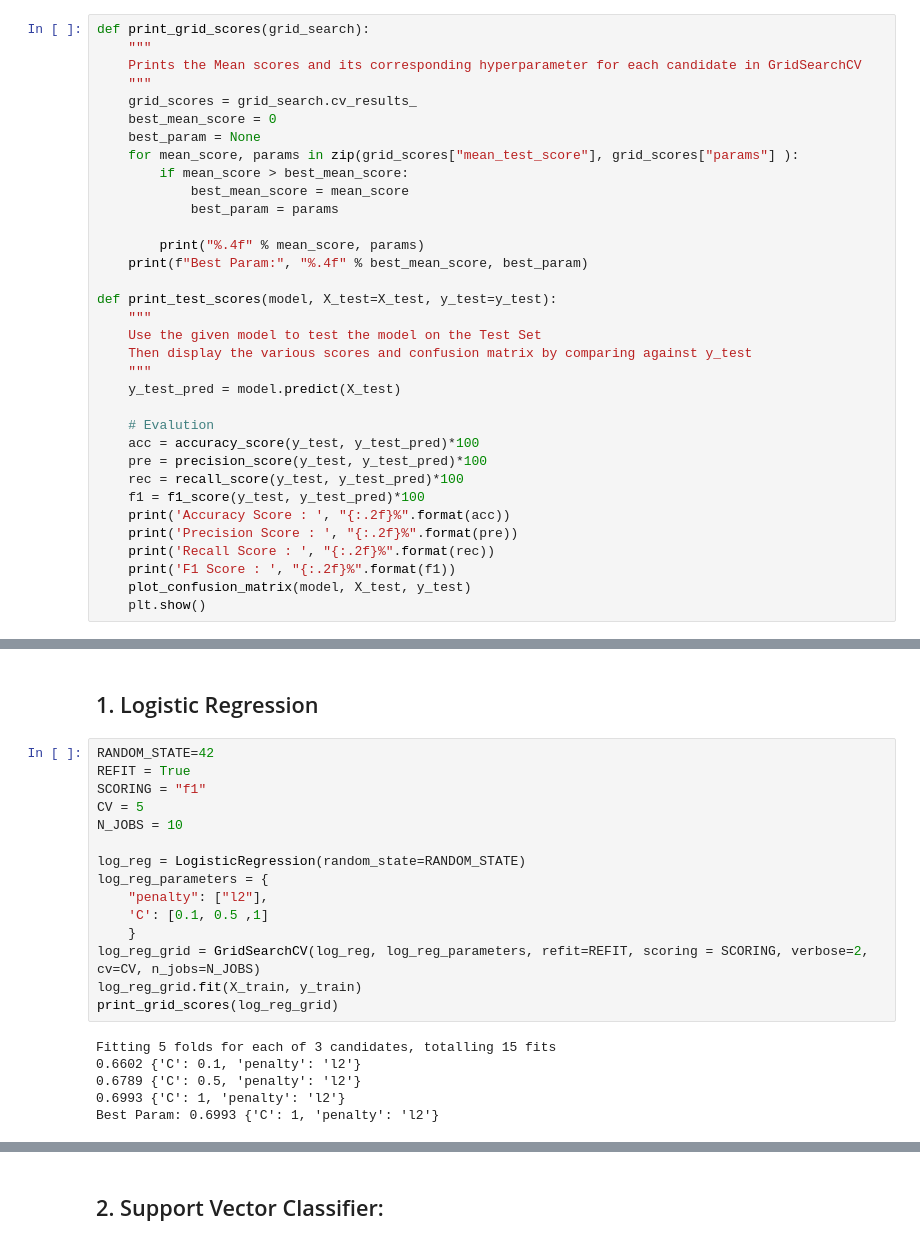
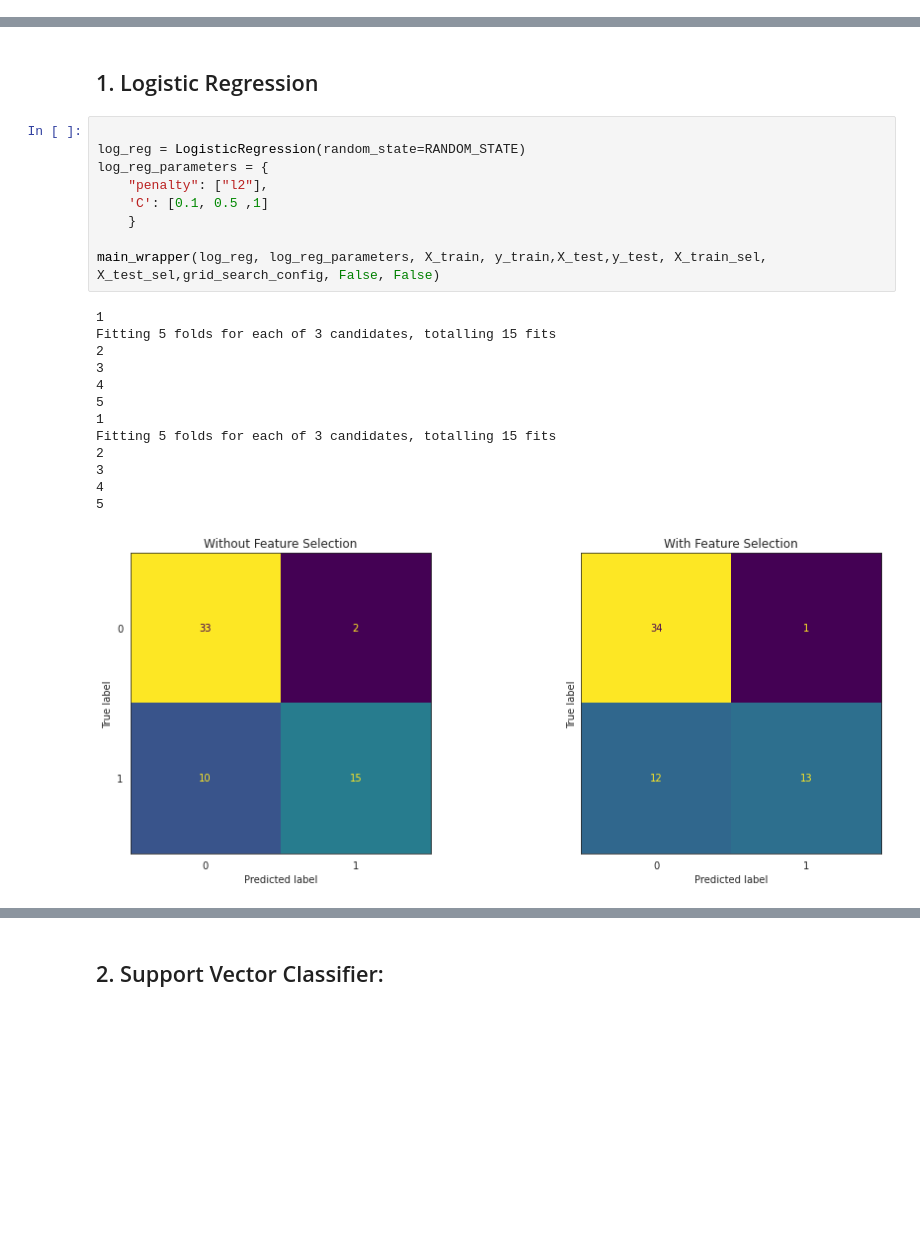
Before and after one commit to RolandSherwin/heart-failure-prediction, a Jupyter notebook: main.ipynb, the cells around one changed output, grey strips where cells are left out. Drawn from its saved outputs; the diff is of its cells as text; blank space fills up the shorter version.

Commit message:
added a wrapper function

```diff
--- a/main.ipynb
+++ b/main.ipynb
@@ -247,36 +248,2 @@ X_test_p = preprocessing.transform(X_test)
 # %% [markdown]
 # Model Training
-# %%
-def print_grid_scores(grid_search):
-    """
-    Prints the Mean scores and its corresponding hyperparameter for each candidate in GridSearchCV
-    """
-    grid_scores = grid_search.cv_results_
-    best_mean_score = 0
-    best_param = None
-    for mean_score, params in zip(grid_scores["mean_test_score"], grid_scores["params"] ):
-        if mean_score > best_mean_score:
-            best_mean_score = mean_score
-            best_param = params
-
-        print("%.4f" % mean_score, params)
-    print(f"Best Param:", "%.4f" % best_mean_score, best_param)
-
-def print_test_scores(model, X_test=X_test, y_test=y_test):
-    """
-    Use the given model to test the model on the Test Set
-    Then display the various scores and confusion matrix by comparing against y_test
-    """
-    y_test_pred = model.predict(X_test)
-
-    # Evalution
-    acc = accuracy_score(y_test, y_test_pred)*100
-    pre = precision_score(y_test, y_test_pred)*100
-    rec = recall_score(y_test, y_test_pred)*100
-    f1 = f1_score(y_test, y_test_pred)*100
-    print('Accuracy Score : ', "{:.2f}%".format(acc))
-    print('Precision Score : ', "{:.2f}%".format(pre))
-    print('Recall Score : ', "{:.2f}%".format(rec))
-    print('F1 Score : ', "{:.2f}%".format(f1))
-    plot_confusion_matrix(model, X_test, y_test)
-    plt.show()
@@ -283,23 +435,25 @@ def print_test_scores(model, X_test=X_test, y_test=y_test):
 # %% [markdown]
 ## 1. Logistic Regression
 # %%
-RANDOM_STATE=42
-REFIT = True
-SCORING = "f1"
-CV = 5
-N_JOBS = 10
 
 log_reg = LogisticRegression(random_state=RANDOM_STATE)
 log_reg_parameters = {
     "penalty": ["l2"],
     'C': [0.1, 0.5 ,1]
     }
-log_reg_grid = GridSearchCV(log_reg, log_reg_parameters, refit=REFIT, scoring = SCORING, verbose=2, cv=CV, n_jobs=N_JOBS)
-log_reg_grid.fit(X_train, y_train)
-print_grid_scores(log_reg_grid)
+
+main_wrapper(log_reg, log_reg_parameters, X_train, y_train,X_test,y_test, X_train_sel, X_test_sel,grid_search_config, False, False)
 # %% [output]
+1
 Fitting 5 folds for each of 3 candidates, totalling 15 fits
-0.6602 {'C': 0.1, 'penalty': 'l2'}
-0.6789 {'C': 0.5, 'penalty': 'l2'}
-0.6993 {'C': 1, 'penalty': 'l2'}
-Best Param: 0.6993 {'C': 1, 'penalty': 'l2'}
+2
+3
+4
+5
+1
+Fitting 5 folds for each of 3 candidates, totalling 15 fits
+2
+3
+4
+5
+[figure, added]
```
Also changed, not shown: parts of 7 cells of this notebook.
